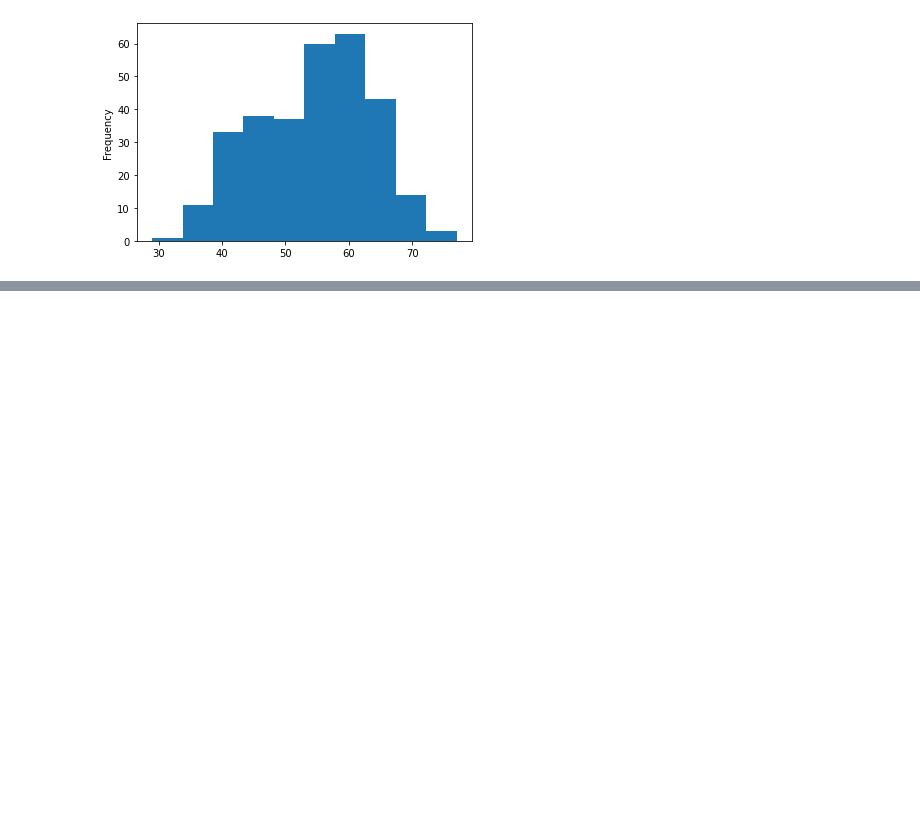
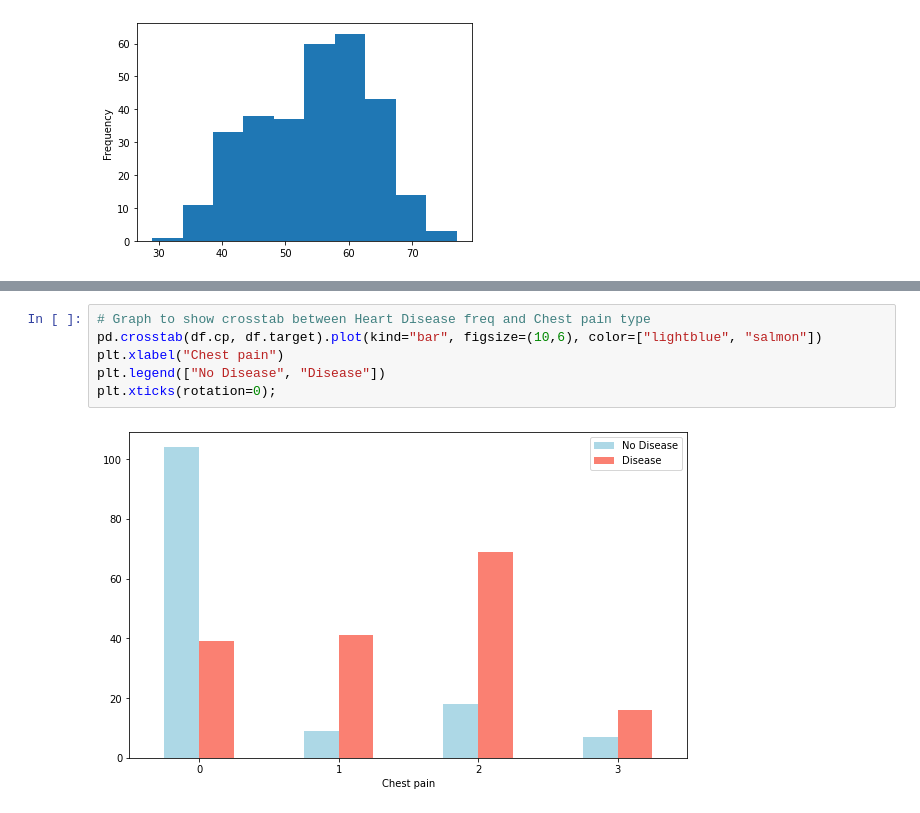
Before and after one commit to Tanishq-19/Heart-Disease-Classification, a Jupyter notebook: Heart-Disease-Classification.ipynb, the cells around one changed output, grey strips where cells are left out. Cells and saved outputs as stored; diff of their text form; blank space fills up the shorter version.

```diff
--- a/Heart-Disease-Classification.ipynb
+++ b/Heart-Disease-Classification.ipynb
@@ -203,0 +212,8 @@ pd.crosstab(df.target, df.cp)
+# %%
+# Graph to show crosstab between Heart Disease freq and Chest pain type
+pd.crosstab(df.cp, df.target).plot(kind="bar", figsize=(10,6), color=["lightblue", "salmon"])
+plt.xlabel("Chest pain")
+plt.legend(["No Disease", "Disease"])
+plt.xticks(rotation=0);
+# %% [output]
+[figure, added]
```
Also changed, not shown: parts of 11 cells of this notebook.
